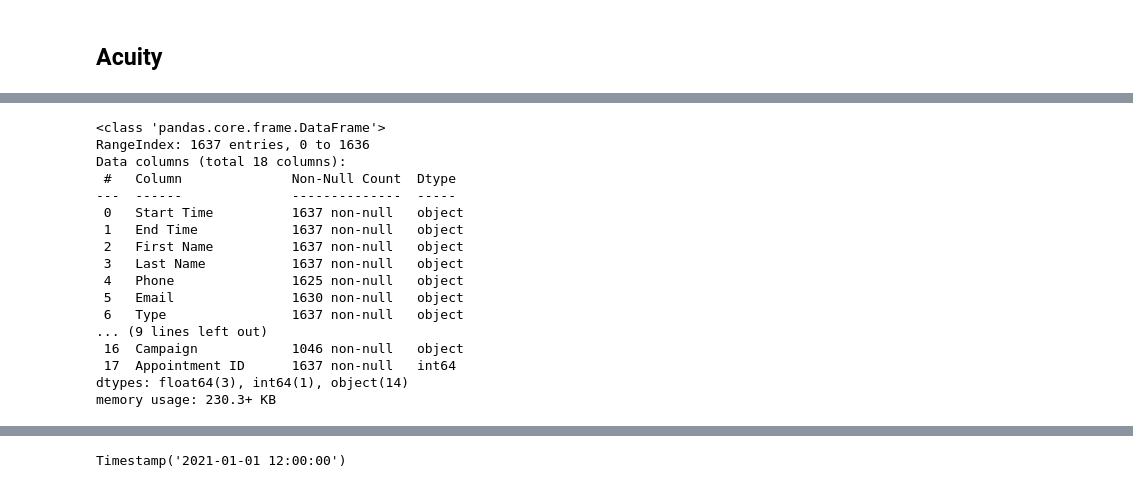
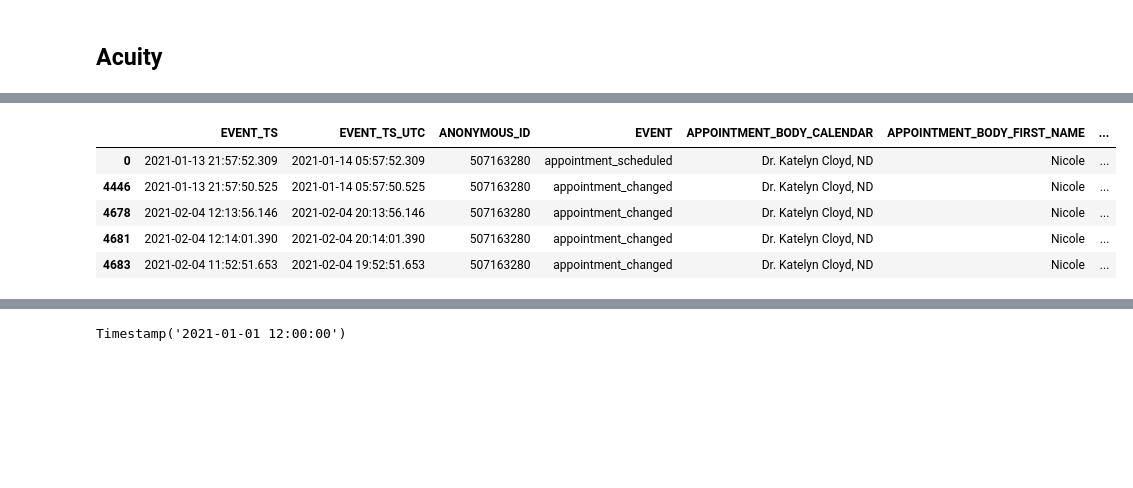
Before and after one commit to meaganrossi/OrderData, a Jupyter notebook: Intake.ipynb, the cells around one changed output, grey strips where cells are left out. Drawn from its saved outputs; the diff is of its cells as text; code cells hidden in the pictures; blank space fills up the shorter version.

```diff
--- a/Intake.ipynb
+++ b/Intake.ipynb
@@ -43,22 +74,9 @@ sns.heatmap(intake.isnull(), cbar=False)
 # %%
-silver.APPOINTMENT_BODY_ID
+silver.loc[silver['APPOINTMENT_BODY_ID'] == 507163280]
+# %% [output]
+|  | EVENT_TS | EVENT_TS_UTC | ANONYMOUS_ID | EVENT | APPOINTMENT_BODY_CALENDAR | APPOINTMENT_BODY_FIRST_NAME | ... |
+| 0 | 2021-01-13 21:57:52.309 | 2021-01-14 05:57:52.309 | 507163280 | appointment_scheduled | Dr. Katelyn Cloyd, ND | Nicole | ... |
+| 4446 | 2021-01-13 21:57:50.525 | 2021-01-14 05:57:50.525 | 507163280 | appointment_changed | Dr. Katelyn Cloyd, ND | Nicole | ... |
+| 4678 | 2021-02-04 12:13:56.146 | 2021-02-04 20:13:56.146 | 507163280 | appointment_changed | Dr. Katelyn Cloyd, ND | Nicole | ... |
+| 4681 | 2021-02-04 12:14:01.390 | 2021-02-04 20:14:01.390 | 507163280 | appointment_changed | Dr. Katelyn Cloyd, ND | Nicole | ... |
+| 4683 | 2021-02-04 11:52:51.653 | 2021-02-04 19:52:51.653 | 507163280 | appointment_changed | Dr. Katelyn Cloyd, ND | Nicole | ... |
-# %%
-intake.info()
-# %% [output]
-<class 'pandas.core.frame.DataFrame'>
-RangeIndex: 1637 entries, 0 to 1636
-Data columns (total 18 columns):
- #   Column              Non-Null Count  Dtype
----  ------              --------------  -----
- 0   Start Time          1637 non-null   object
- 1   End Time            1637 non-null   object
- 2   First Name          1637 non-null   object
- 3   Last Name           1637 non-null   object
- 4   Phone               1625 non-null   object
- 5   Email               1630 non-null   object
- 6   Type                1637 non-null   object
-... (9 lines left out)
- 16  Campaign            1046 non-null   object
- 17  Appointment ID      1637 non-null   int64
-dtypes: float64(3), int64(1), object(14)
-memory usage: 230.3+ KB
```
Also changed, not shown: parts of 22 cells of this notebook.
